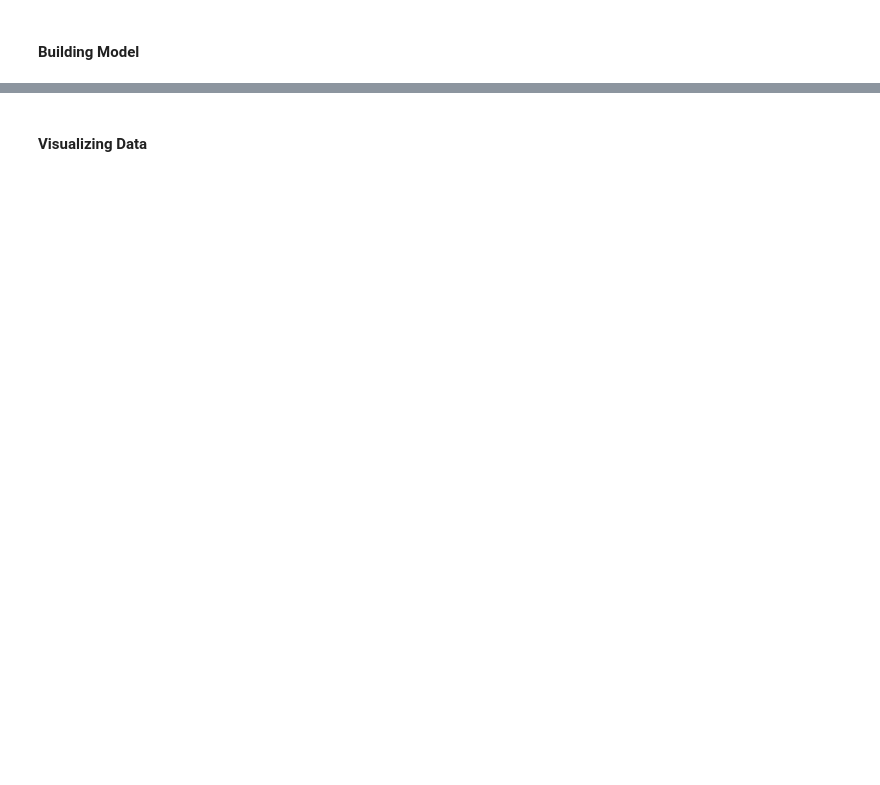
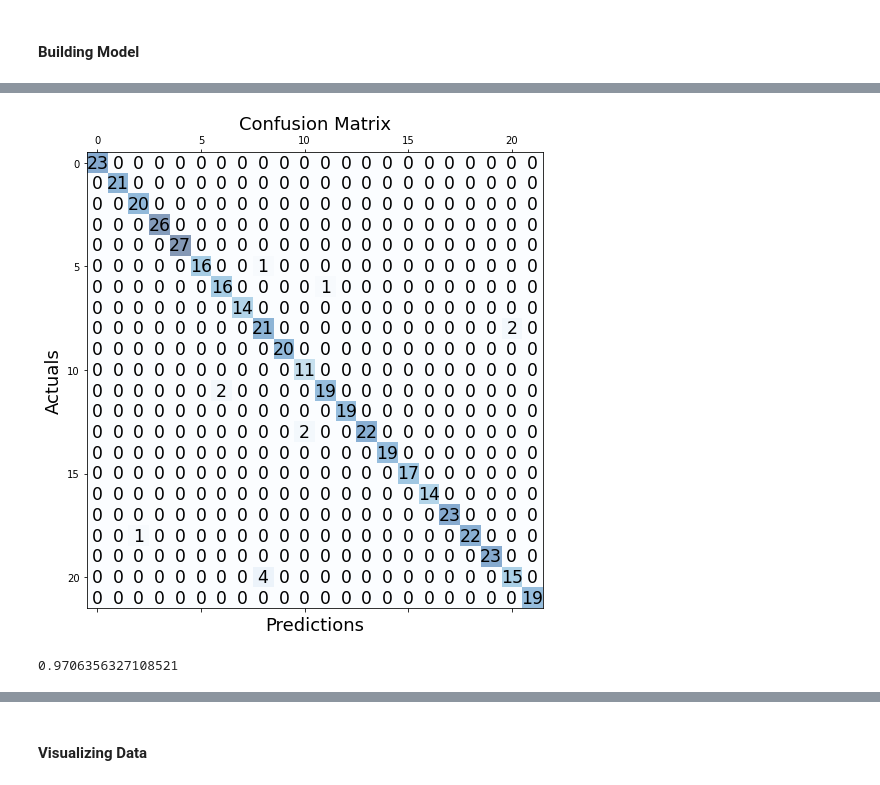
Before and after one commit to harshbansal7/profarm-dvh, a Jupyter notebook: Datasets and Notebooks/Final - Crop Choice.ipynb, the cells around one changed output, grey strips where cells are left out. Drawn from its saved outputs; the diff is of its cells as text; code cells hidden in the pictures; blank space fills up the shorter version.

```diff
--- a/Datasets and Notebooks/Final - Crop Choice.ipynb
+++ b/Datasets and Notebooks/Final - Crop Choice.ipynb
@@ -61,0 +96,35 @@ knn.score(X_test, y_test)
+# %%
+from sklearn.metrics import confusion_matrix, ConfusionMatrixDisplay
+#
+# Get the predictions
+#
+y_pred = knn.predict(X_test)
+#
+# Calculate the confusion matrix
+#
+conf_matrix = confusion_matrix(y_true=y_test, y_pred=y_pred)
+#
+# Print the confusion matrix using Matplotlib
+#
+fig, ax = plt.subplots(figsize=(7.5, 7.5))
+ax.matshow(conf_matrix, cmap=plt.cm.Blues, alpha=0.5)
+for i in range(conf_matrix.shape[0]):
+    for j in range(conf_matrix.shape[1]):
+        ax.text(x=j, y=i,s=conf_matrix[i, j], va='center', ha='center', size='xx-large')
+
+plt.xlabel('Predictions', fontsize=18)
+plt.ylabel('Actuals', fontsize=18)
+plt.title('Confusion Matrix', fontsize=18)
+plt.show()
+# %% [output]
+[figure, added]
+# %%
+from sklearn.metrics import accuracy_score, recall_score, precision_score, f1_score
+# clf
+# svcModel
+# knn
+y_pred = knn.predict(X_test)
+precision = f1_score(y_test, y_pred, average='weighted')
+print(precision)
+# %% [output]
+0.9706356327108521
```
Also changed, not shown: parts of 20 cells of this notebook.
